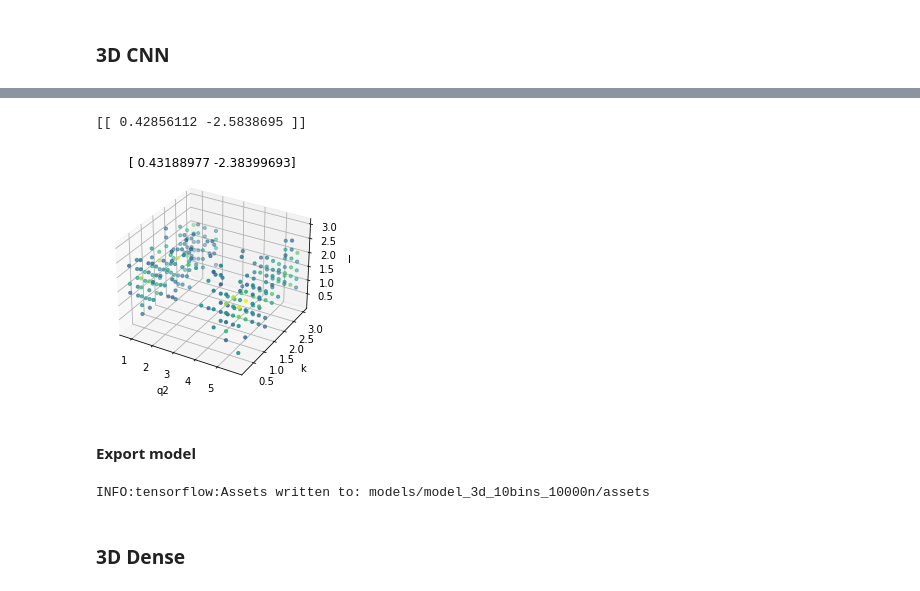
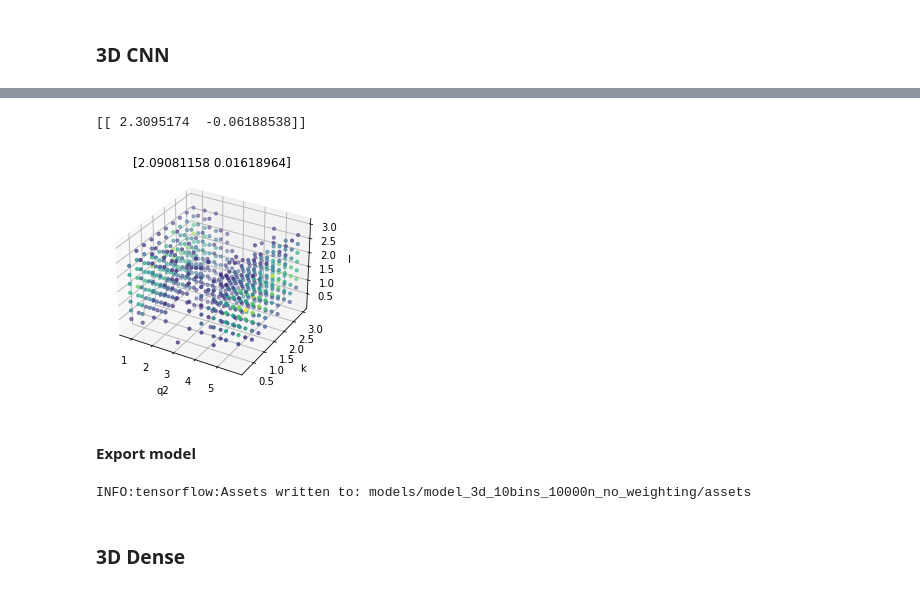
Before and after one commit to oskberg/new-physics, a Jupyter notebook: toy_data/wilson_regression/binned_regression.ipynb, the cells around one changed output, grey strips where cells are left out. Drawn from its saved outputs; the diff is of its cells as text; code cells hidden in the pictures.

```diff
--- a/toy_data/wilson_regression/binned_regression.ipynb
+++ b/toy_data/wilson_regression/binned_regression.ipynb
@@ -16,13 +16,14 @@ from sklearn.model_selection import train_test_split
 # infile_dataset = open(f'data/low_q_binned_weights_1000_new_samples.pkl', 'rb')
 # infile_dataset = open(f'data/dataset_1_19_20_local.pkl', 'rb')
 # infile_dataset = open(f'data/low_q_binned_weights_big_interp.pkl', 'rb')
-infile_dataset = open(f'data/binned_interp_10000n_10000points_10bins_.pkl', 'rb')
+# infile_dataset = open(f'data/binned_interp_10000n_10000points_10bins_.pkl', 'rb')
+infile_dataset = open(f'data/dataset_10000n_2_2_17.pkl', 'rb')
 
 dataset_1 = pickle.load(infile_dataset)
 infile_dataset.close()
 # %%
-# qkl_histograms = np.array([x['histogram_qkl'] for x in dataset_1])
-qkl_histograms_interp = np.array([x['histogram_qkl_interp'] for x in dataset_1])
+qkl_histograms_interp = np.array([x['histogram_qkl'] for x in dataset_1])
+# qkl_histograms_interp = np.array([x['histogram_qkl_interp'] for x in dataset_1])
 qkl_coefficients = np.array([[x['c9'], x['c10']] for x in dataset_1])
 
 qkl_histograms, qkl_histograms_reserved = qkl_histograms_interp[:-10], qkl_histograms_interp[-9:]
@@ -89,12 +90,14 @@ from sklearn.metrics import r2_score
 model_3d = keras.Sequential()
 
 # Convolutional part
-model_3d.add(layers.Conv3D(10, (3,3,3), activation='relu', input_shape=(10,10,10,1)))
-model_3d.add(layers.MaxPool3D((2,2,2)))
+model_3d.add(layers.Conv3D(20, (3,3,3), activation='relu', input_shape=(10,10,10,1)))
+# model_3d.add(layers.MaxPool3D((2,2,2)))
+model_3d.add(layers.Conv3D(20, (3,3,3), activation='relu'))
+model_3d.add(layers.Conv3D(20, (3,3,3), activation='relu'))
 model_3d.add(layers.Conv3D(20, (3,3,3), activation='relu'))
 
 # Dense part
-model_3d.add(layers.Dense(10, activation='relu'))
+model_3d.add(layers.Dense(20, activation='relu'))
 model_3d.add(layers.Flatten())
 model_3d.add(layers.Dense(2, activation='linear'))
 
@@ -145,27 +176,27 @@ R^2(b) - 0.9068215062526876
 # %%
 fig = plt.figure()
 ax = fig.add_subplot(projection='3d')
 
 iii = 100
 ex_grid = X_test[iii].reshape(10,10,10)
 
 print(model_3d.predict(np.array([X_test[iii]])))
 
-ax.scatter(x, y, z, c = ex_grid, s=np.where(ex_grid > 10e-2, 10, 0))
+ax.scatter(x, y, z, c = ex_grid, s=np.where(ex_grid > 1e-2, 10, 0))
 ax.set_xlabel('q2')
 ax.set_ylabel('k')
 ax.set_zlabel('l')
 ax.set_title(y_test[iii])
 fig.show()
 # %% [output]
-[[ 0.42856112 -2.5838695 ]]
+[[ 2.3095174  -0.06188538]]
-[figure, old version]
+[figure, new version]
 # %% [markdown]
 #### Export model
 # %%
-model_3d.save('models/model_3d_10bins_10000n')
+model_3d.save('models/model_3d_10bins_10000n_no_weighting')
 # %% [output]
-INFO:tensorflow:Assets written to: models/model_3d_10bins_10000n/assets
+INFO:tensorflow:Assets written to: models/model_3d_10bins_10000n_no_weighting/assets
 # %% [markdown]
 ### 3D Dense
 # %%
```
Also changed, not shown: parts of 8 cells of this notebook, 10 other files.
